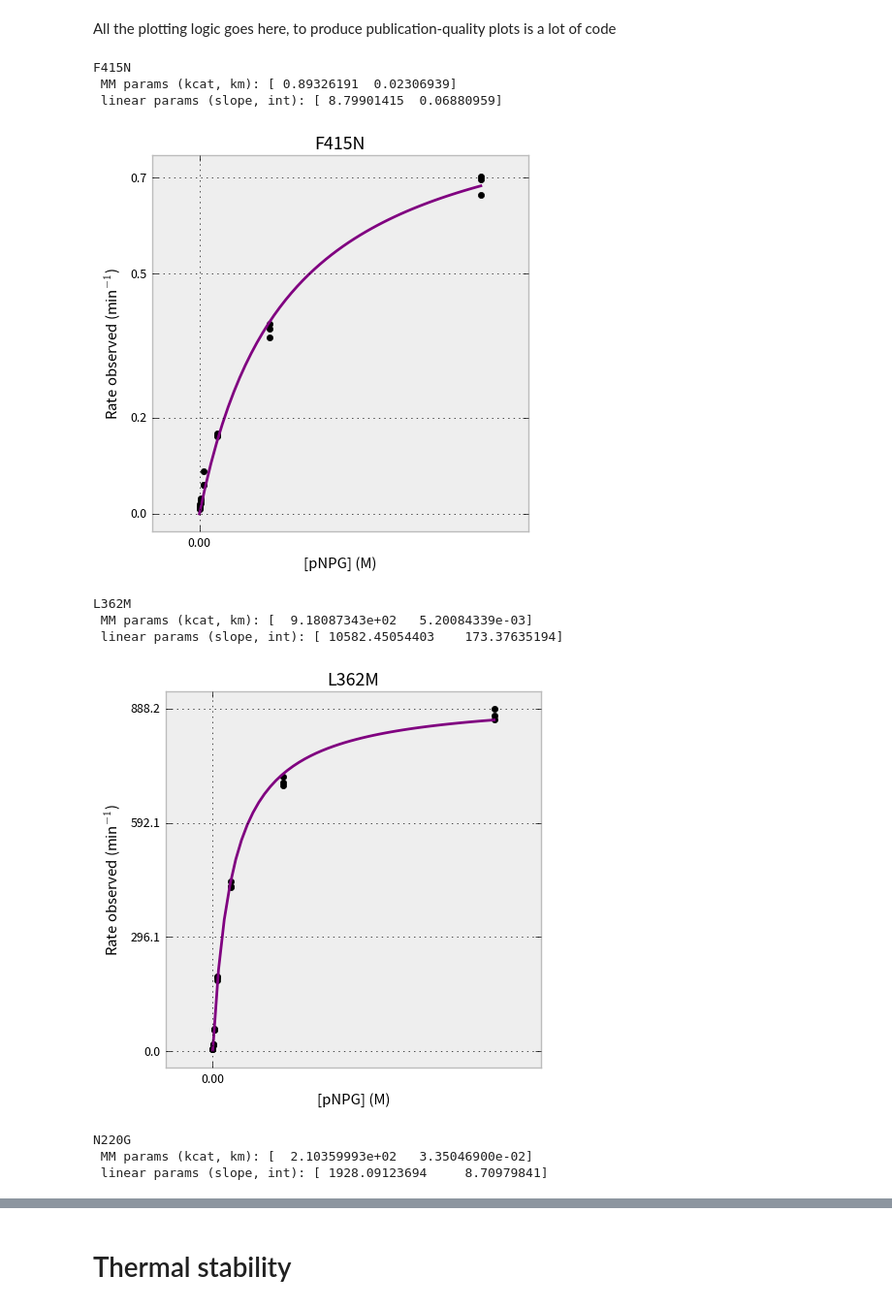
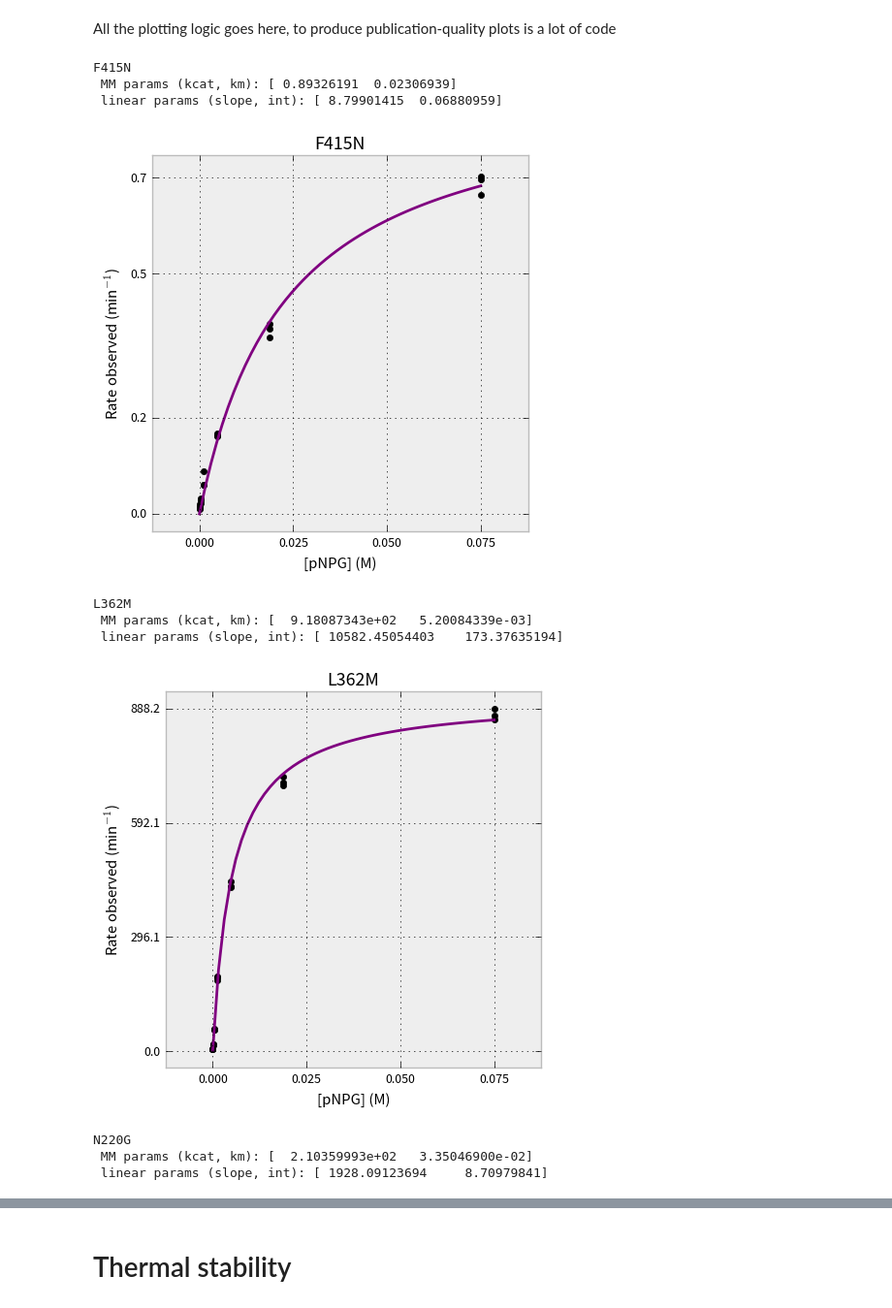
Before and after one commit to dacarlin/bglb_thermal, a Jupyter notebook: data_sets/assay_data/statistical_analysis_for_pub.ipynb, the cells around one changed output, grey strips where cells are left out. Shown at 97% size. Cells and saved outputs as stored; diff of their text form; code cells hidden in the pictures.

```diff
--- a/data_sets/assay_data/statistical_analysis_for_pub.ipynb
+++ b/data_sets/assay_data/statistical_analysis_for_pub.ipynb
@@ -129,37 +129,37 @@ def lin_f( x, m, b ):
 # %%
 for i, (idx, data) in enumerate( df.groupby( 'mutant' ) ):
 
     x_vals = np.linspace( data.s.min(), data.s.max(), 50 )
     my_params = good_fits.loc[ idx ][ 0 : 2 ] # could be [ [ 'kcat', 'km' ] ]
     my_lin = lin_fits.loc[ idx ][ [ 'lin_slope', 'lin_intercept' ] ]
     print( idx, '\n MM params (kcat, km):', my_params.values, '\n linear params (slope, int):', my_lin.values )
 
     plt.figure( figsize=( 5, 5 ) )
     plt.title( idx )
     plt.xlabel( '[pNPG] (M)' )
     plt.ylabel( 'Rate observed (min$^{-1}$)' )
     plt.scatter( data.s, data.kobs, color='k' )
-    plt.xticks( ( 0, .25, .5, .75 ) )
+    plt.xticks( ( 0, .025, .05, .075 ) )
     plt.yticks( np.linspace( 0, data.kobs.max(), 4 ).round(1) )
 
     if 0 == len( list( filter( np.isnan, my_params ) ) ):
         plt.plot( x_vals, v( x_vals, *my_params ), color='purple' )
     else:
         if my_lin[ 'lin_slope' ] > 10:
             plt.plot( x_vals, lin_f( x_vals, *my_lin), color='green' )
         plt.ylim( 0, 10 )
         plt.yticks( ( 0, 1, 5, 10 ) )
 
     plt.show()
 # %% [output]
 F415N
  MM params (kcat, km): [ 0.89326191  0.02306939]
  linear params (slope, int): [ 8.79901415  0.06880959]
-[figure, old version]
+[figure, new version]
 L362M
  MM params (kcat, km): [  9.18087343e+02   5.20084339e-03]
  linear params (slope, int): [ 10582.45054403    173.37635194]
-[figure, old version]
+[figure, new version]
 N220G
  MM params (kcat, km): [  2.10359993e+02   3.35046900e-02]
  linear params (slope, int): [ 1928.09123694     8.70979841]
```
Also changed, not shown: parts of 1 cell of this notebook, 1 other file.
